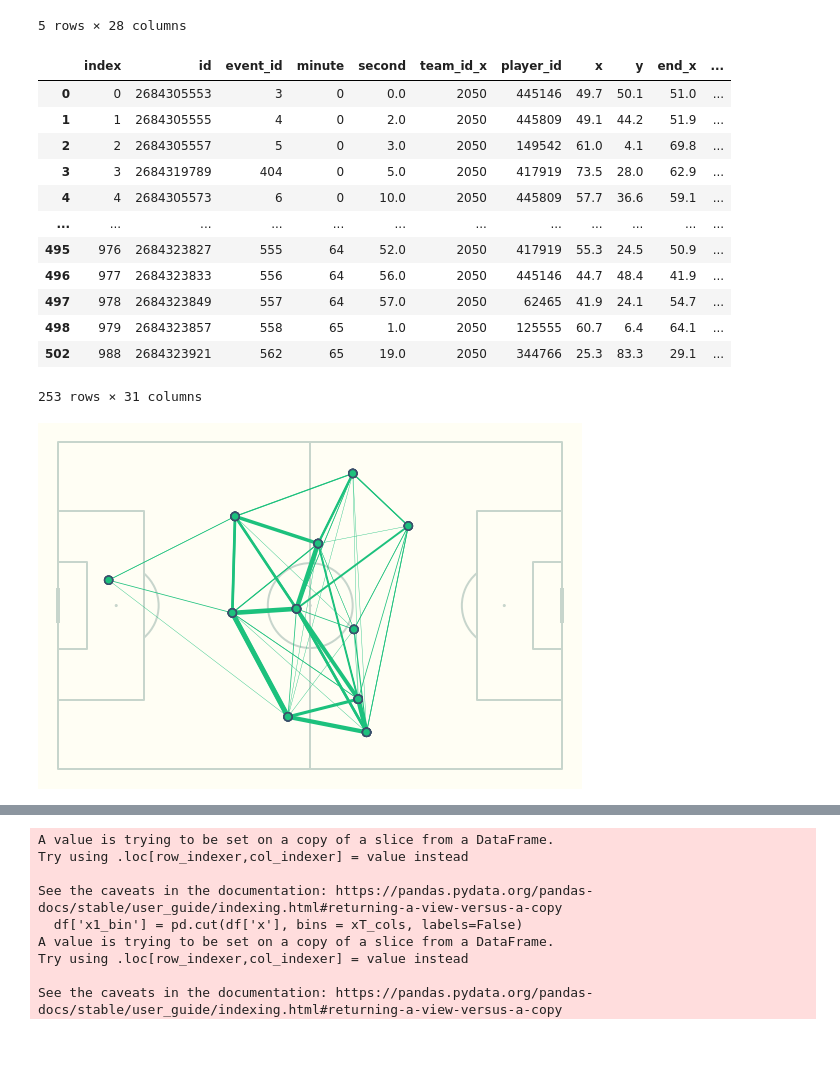
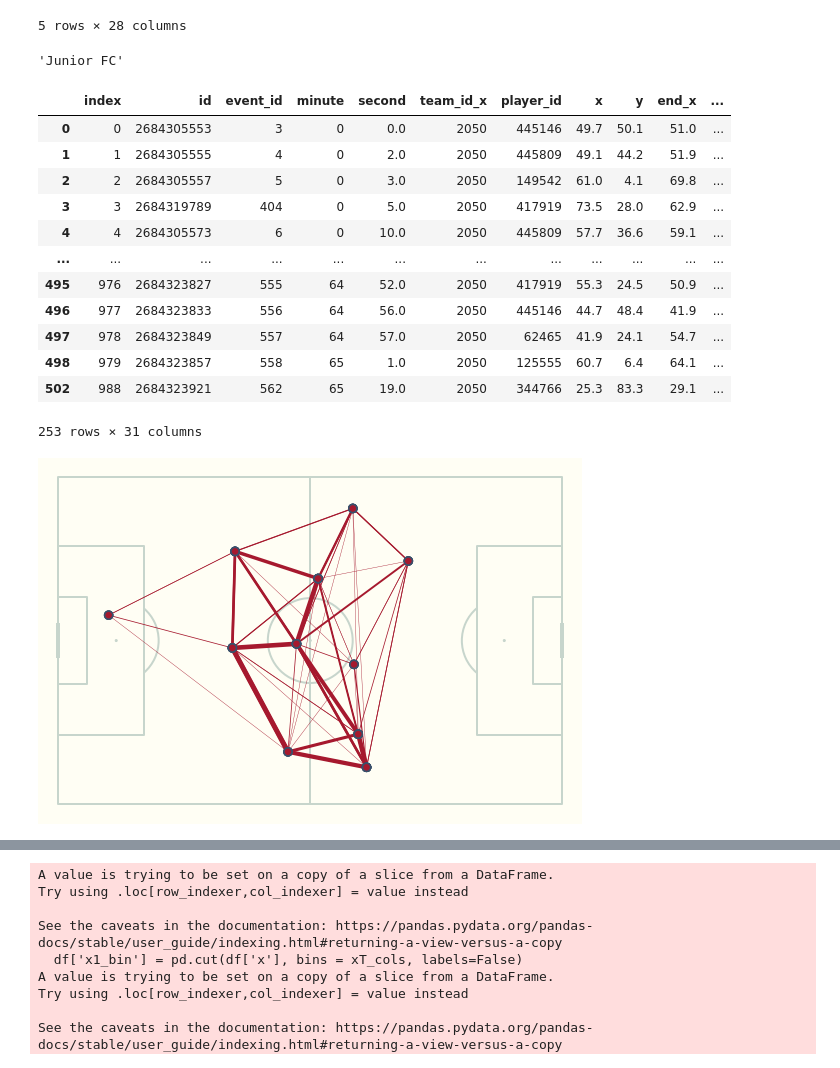
Before and after one commit to enzovillafuerte/football-vizzes, a Jupyter notebook: whoscored-vizzes/testing.ipynb, the cells around one changed output, grey strips where cells are left out. Cells and saved outputs as stored; diff of their text form; code cells hidden in the pictures.

Commit message:
Color change

```diff
--- a/whoscored-vizzes/testing.ipynb
+++ b/whoscored-vizzes/testing.ipynb
@@ -234,9 +237,13 @@ def scraping_whoscored(whoscored_url):
     # Saving the file for later in CSV
     # final_df.to_csv(f'Datasets/{new_variable}.csv', index=False)
 
-    return final_df
+    # Extracting Home and Away team names
+    home_team_name = matchdict['home']['name']
+    away_team_name = matchdict['away']['name']
 
-df = scraping_whoscored(whoscored_url)
+    return home_team_name, away_team_name, final_df
+
+home_team, away_team, df = scraping_whoscored(whoscored_url)
 # %%
 df.head()
 # %% [output]
@@ -247,6 +254,10 @@ df.head()
 | 3 | 2684319789 | 404 | 0 | 5.0 | 2050 | 417919 | 73.5 | 28.0 | 62.9 | 27.5 | ... |
 | 4 | 2684305573 | 6 | 0 | 10.0 | 2050 | 445809 | 57.7 | 36.6 | 59.1 | 89.1 | ... |
 5 rows × 28 columns
+# %%
+away_team
+# %% [output]
+'Junior FC'
 # %%
 colors_alianza = ['#192745', '#4B2583', '#b29400', '#d1d3d4'] # https://issuu.com/vistaprevia/docs/manual_de_identidad_de_marca_-_al
 
@@ -262,7 +273,7 @@ def get_team_interest():
     return list_of_teams
 
 
-color_home = '#1CC17D'
+color_home = '#A6192E'
 color_away = '#CE2939'
 
 # Pass Network
@@ -348,34 +359,34 @@ def pass_network(df, marker_color):
 
     fig.savefig('pass_network.png', dpi=100, bbox_inches='tight') #dpi=300
     # Adding the image
     #image_path = f'/Users/enzovillafuerte/Desktop/Python_Projects/Hungary_Euro_Report/Team_Logos/{team}.png'
     #team_logo = Image.open(image_path)
 
     # Define the position and size of the image (left, bottom, width, height)
     #photo_ax = fig.add_axes([0.42, 0.88, 0.2, 0.2])  # Adjust the coordinates and size as needed
     #photo_ax.set_facecolor("#22312b")
 
     #photo_ax.imshow(team_logo)
     #photo_ax.axis('off')
 
     return df
 
 pass_network(df, color_home)
 # %% [output]
 |  | index | id | event_id | minute | second | team_id_x | player_id | x | y | end_x | ... |
 | 0 | 0 | 2684305553 | 3 | 0 | 0.0 | 2050 | 445146 | 49.7 | 50.1 | 51.0 | ... |
 | 1 | 1 | 2684305555 | 4 | 0 | 2.0 | 2050 | 445809 | 49.1 | 44.2 | 51.9 | ... |
 | 2 | 2 | 2684305557 | 5 | 0 | 3.0 | 2050 | 149542 | 61.0 | 4.1 | 69.8 | ... |
 | 3 | 3 | 2684319789 | 404 | 0 | 5.0 | 2050 | 417919 | 73.5 | 28.0 | 62.9 | ... |
 | 4 | 4 | 2684305573 | 6 | 0 | 10.0 | 2050 | 445809 | 57.7 | 36.6 | 59.1 | ... |
 | ... | ... | ... | ... | ... | ... | ... | ... | ... | ... | ... | ... |
 | 495 | 976 | 2684323827 | 555 | 64 | 52.0 | 2050 | 417919 | 55.3 | 24.5 | 50.9 | ... |
 | 496 | 977 | 2684323833 | 556 | 64 | 56.0 | 2050 | 445146 | 44.7 | 48.4 | 41.9 | ... |
 | 497 | 978 | 2684323849 | 557 | 64 | 57.0 | 2050 | 62465 | 41.9 | 24.1 | 54.7 | ... |
 | 498 | 979 | 2684323857 | 558 | 65 | 1.0 | 2050 | 125555 | 60.7 | 6.4 | 64.1 | ... |
 | 502 | 988 | 2684323921 | 562 | 65 | 19.0 | 2050 | 344766 | 25.3 | 83.3 | 29.1 | ... |
 253 rows × 31 columns
-[figure, old version]
+[figure, new version]
 # %%
 import networkx as nx
 import pandas as pd
```
Also changed, not shown: parts of 6 cells of this notebook, 8 other files.
